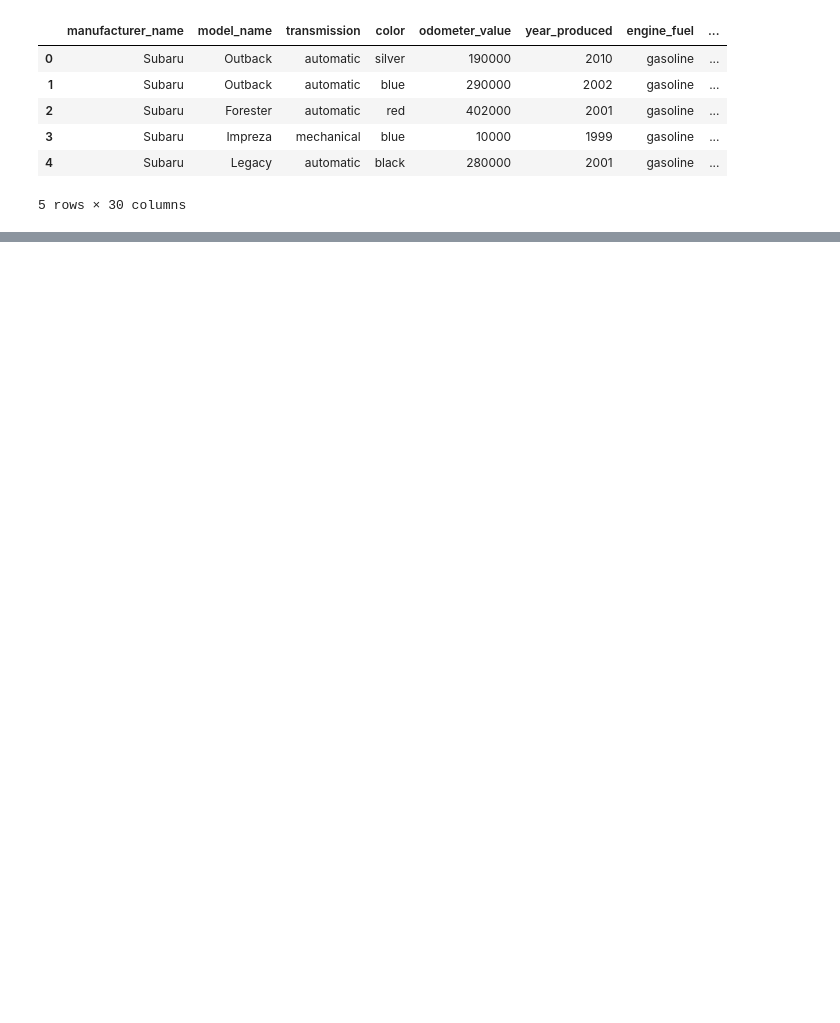
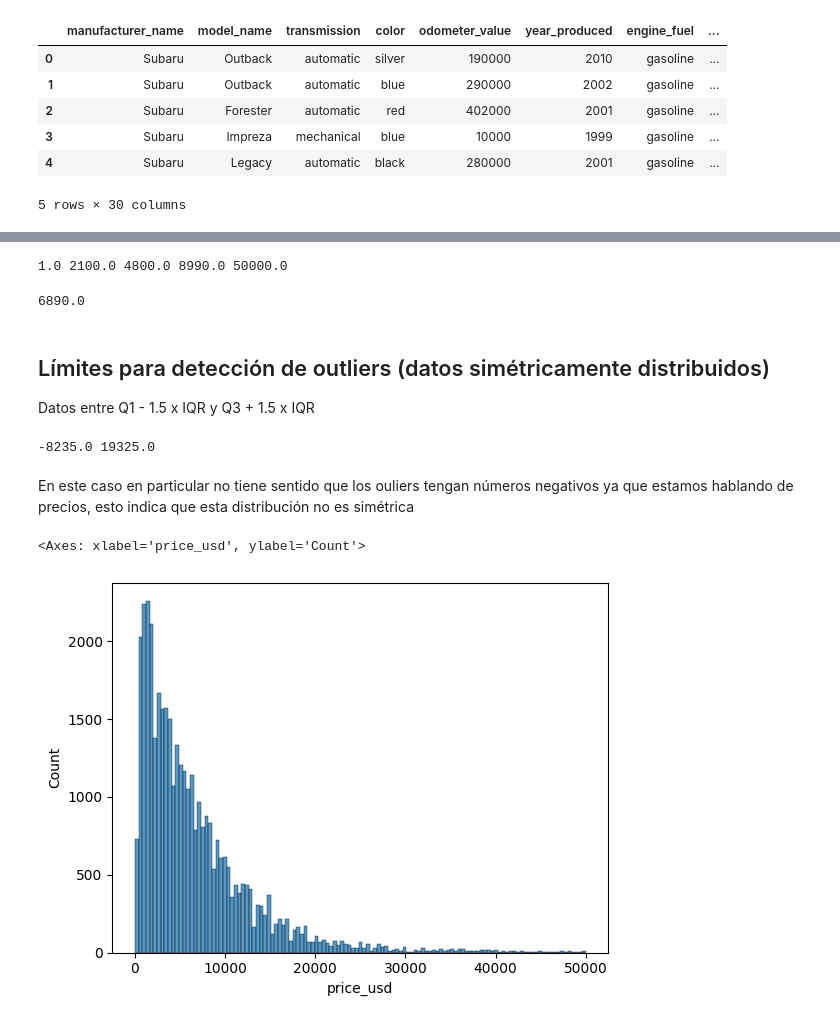
Before and after one commit to jariel17/curso-estadistica-descriptiva, a Jupyter notebook: 10_medidas_dispersion.ipynb, the cells around one changed output, grey strips where cells are left out. Cells and saved outputs as stored; diff of their text form; code cells hidden in the pictures; blank space fills up the shorter version.

```diff
--- a/10_medidas_dispersion.ipynb
+++ b/10_medidas_dispersion.ipynb
@@ -29,0 +40,34 @@ df.head()
+# %%
+# Cuartiles
+median = df['price_usd'].median()
+Q1 = df['price_usd'].quantile(q=0.25)
+Q3 = df['price_usd'].quantile(q=0.75)
+min_val = df['price_usd'].quantile(q=0)
+max_val = df['price_usd'].quantile(q=1)
+print(min_val, Q1, median, Q3, max_val)
+# %% [output]
+1.0 2100.0 4800.0 8990.0 50000.0
+# %%
+# Rango intercuartil
+
+iqr = Q3 - Q1
+iqr
+# %% [output]
+6890.0
+# %% [markdown]
+## Límites para detección de outliers (datos simétricamente distribuidos)
+
+Datos entre Q1 - 1.5 x IQR y Q3 + 1.5 x IQR
+# %%
+minlimit = Q1 - 1.5*iqr
+maxlimit = Q3 + 1.5*iqr
+print(minlimit, maxlimit)
+# %% [output]
+-8235.0 19325.0
+# %% [markdown]
+En este caso en particular no tiene sentido que los ouliers tengan números negativos ya que estamos hablando de precios, esto indica que esta distribución no es simétrica
+# %%
+sns.histplot(df['price_usd'])
+# %% [output]
+<Axes: xlabel='price_usd', ylabel='Count'>
+[figure, added]
```
Also changed, not shown: parts of 4 cells of this notebook.
